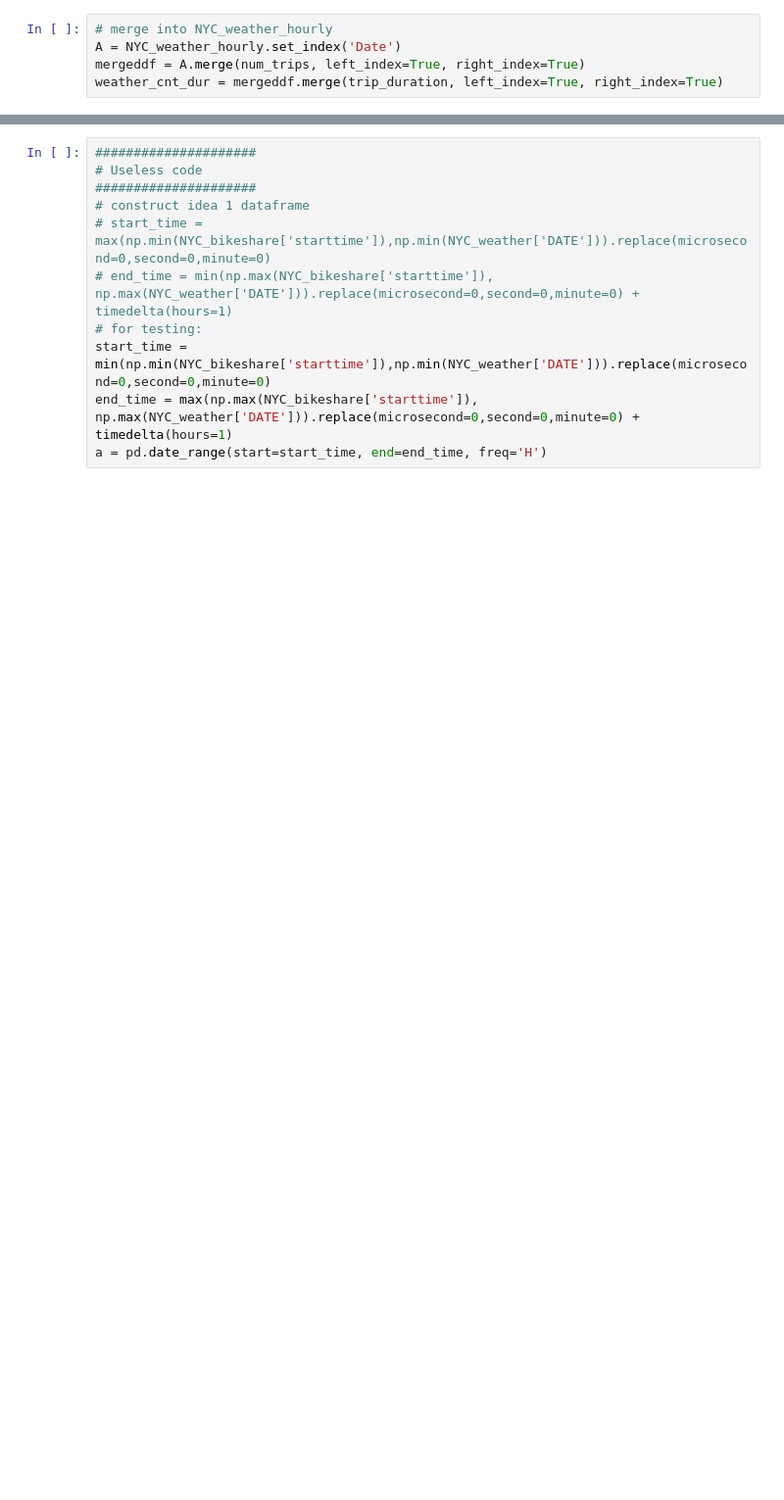
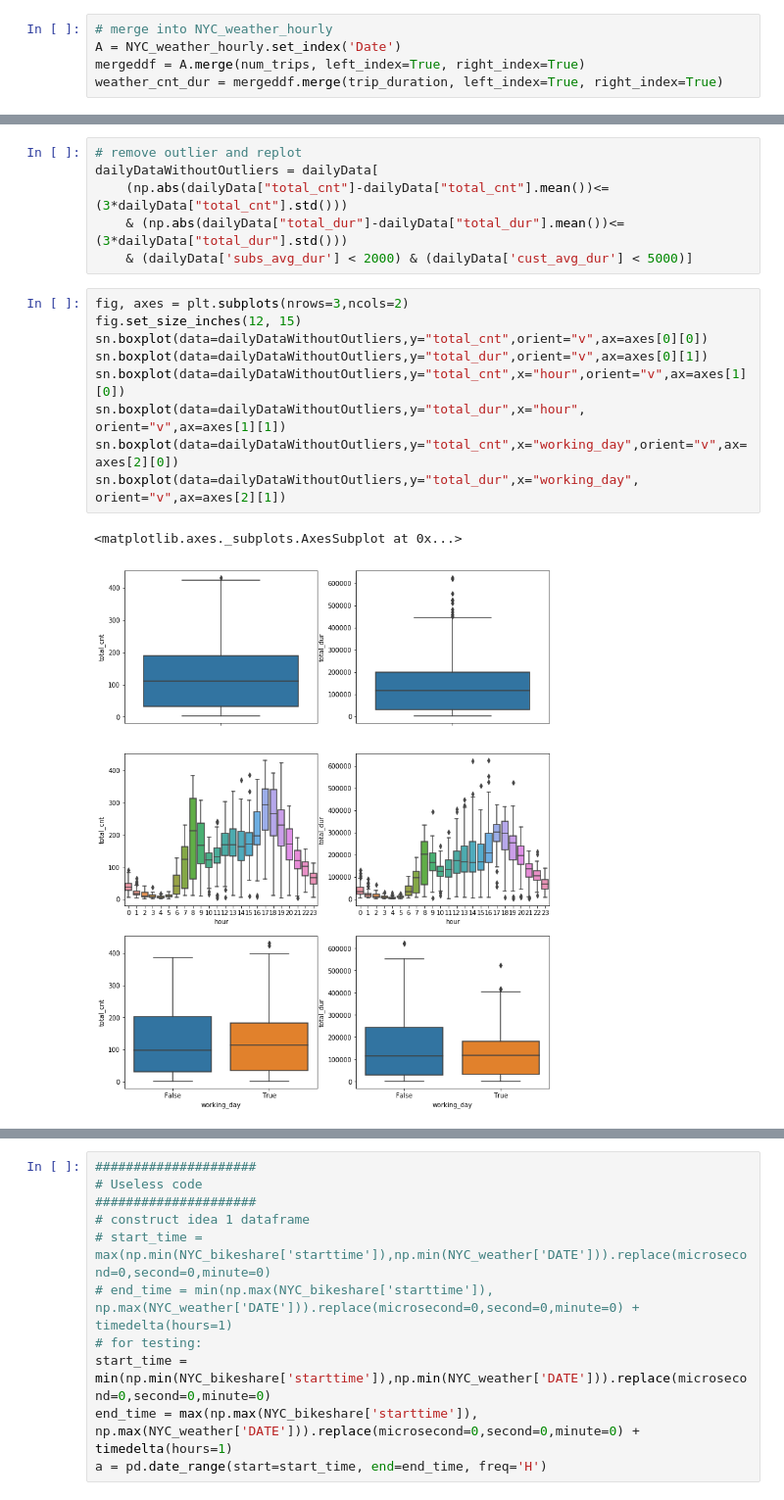
Before and after one commit to pwang96/citadel-datathon, a Jupyter notebook: EDA.ipynb, the cells around one changed output, grey strips where cells are left out. Shown at 98% size. Drawn from its saved outputs; the diff is of its cells as text; blank space fills up the shorter version.

```diff
--- a/EDA.ipynb
+++ b/EDA.ipynb
@@ -190,0 +311,18 @@ weather_cnt_dur
+# %%
+# remove outlier and replot
+dailyDataWithoutOutliers = dailyData[
+    (np.abs(dailyData["total_cnt"]-dailyData["total_cnt"].mean())<=(3*dailyData["total_cnt"].std()))
+    & (np.abs(dailyData["total_dur"]-dailyData["total_dur"].mean())<=(3*dailyData["total_dur"].std()))
+    & (dailyData['subs_avg_dur'] < 2000) & (dailyData['cust_avg_dur'] < 5000)]
+# %%
+fig, axes = plt.subplots(nrows=3,ncols=2)
+fig.set_size_inches(12, 15)
+sn.boxplot(data=dailyDataWithoutOutliers,y="total_cnt",orient="v",ax=axes[0][0])
+sn.boxplot(data=dailyDataWithoutOutliers,y="total_dur",orient="v",ax=axes[0][1])
+sn.boxplot(data=dailyDataWithoutOutliers,y="total_cnt",x="hour",orient="v",ax=axes[1][0])
+sn.boxplot(data=dailyDataWithoutOutliers,y="total_dur",x="hour", orient="v",ax=axes[1][1])
+sn.boxplot(data=dailyDataWithoutOutliers,y="total_cnt",x="working_day",orient="v",ax=axes[2][0])
+sn.boxplot(data=dailyDataWithoutOutliers,y="total_dur",x="working_day", orient="v",ax=axes[2][1])
+# %% [output]
+<matplotlib.axes._subplots.AxesSubplot at 0x...>
+[figure, added]
```
Also changed, not shown: parts of 28 cells of this notebook.
